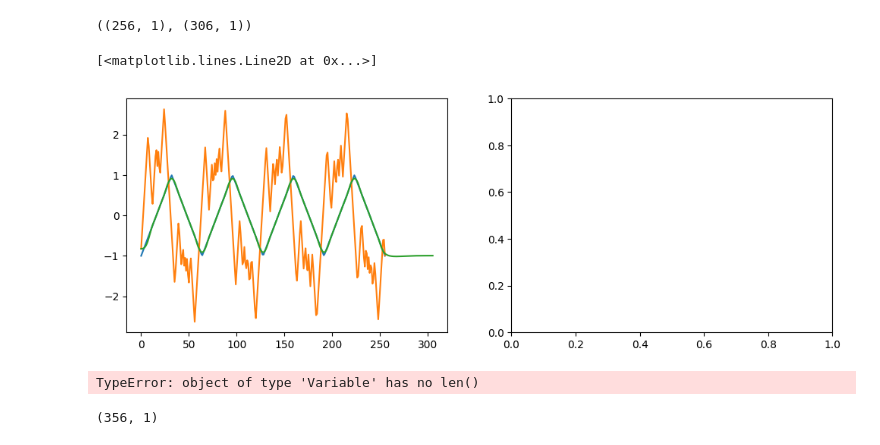
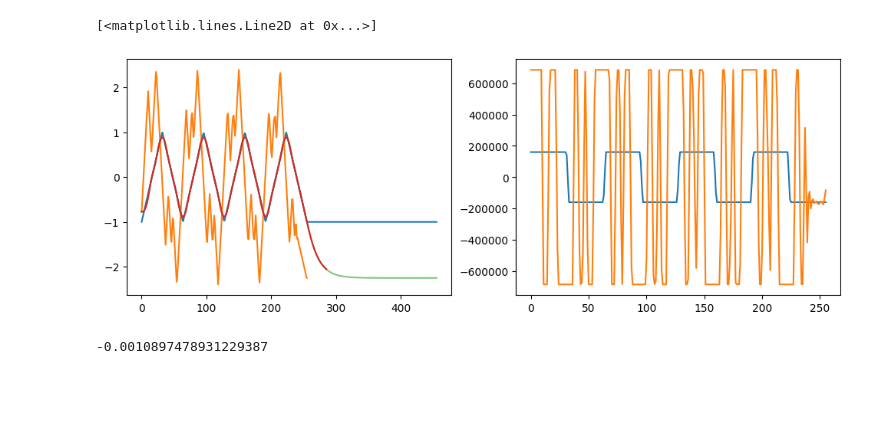
Before and after one commit to tiqi-group/pytrans-examples, a Jupyter notebook: examples/filter_compensation.ipynb, the cells around one changed output. Drawn from its saved outputs; the diff is of its cells as text; code cells hidden in the pictures; blank space fills up the shorter version.

```diff
--- a/examples/filter_compensation.ipynb
+++ b/examples/filter_compensation.ipynb
@@ -97,53 +63,31 @@ Running solver
 done
-# %%
-waveform0.shape, waveform_filtered.shape
-# %% [output]
-((256, 1), (306, 1))
-# %%
-
-# b, a, dt = _trap_filter
-# n_pad = 100
-# tt = _t * dt * 1e6
-# tf = np.arange(len(waveform0) + n_pad) * dt * 1e6
-# waveform_filt = lfilter_waveform(b, a, waveform0, pad_after=n_pad)
-# voltage = voltage0
-# waveform = pad_waveform(waveform0, n_pad)
-
-
-fig, (ax, ax1) = plt.subplots(1, 2, figsize=(12, 4))
-ax.plot(voltage0)
-ax.plot(waveform0.value)
-ax.plot(waveform_filtered.value)
-# %% [output]
-[<matplotlib.lines.Line2D at 0x...>]
-[figure, removed]
 # %%
-
-b, a, dt = _trap_filter
-n_pad = 100
-tt = _t * dt * 1e6
-tf = np.arange(len(waveform0) + n_pad) * dt * 1e6
-waveform_filt = lfilter_waveform(b, a, waveform0, pad_after=n_pad)
-voltage = voltage0
-waveform = pad_waveform(waveform0, n_pad)
+from pytrans.filter import pad_waveform
+pad2 = 200
 
 
+dt = trap_filter.dt
+
+v0 = pad_waveform(voltage0, pad_after=pad2)
+vfilt = filter_transform.transform(waveform0.value, pad_after=pad2)
+
 fig, (ax, ax1) = plt.subplots(1, 2, figsize=(12, 4))
-ax.plot(voltage)
-ax.plot( waveform)
-ax.plot( waveform_filt)
-# plt.ylim(-2.3, 2.3)
+ax.plot(v0)
+ax.plot(waveform0.value)
+ax.plot(vfilt, alpha=0.6)
+ax.plot(waveform_filtered.value)
 
-dv = np.gradient(voltage, tt, axis=0)
-dw = np.gradient(waveform, tf, axis=0)
+dv = np.gradient(voltage0, dt, axis=0)
+dw = np.gradient(waveform0.value, dt, axis=0)
 
-ax1.plot(tt, dv)
-ax1.plot(tf, dw)
+ax1.plot(dv)
+ax1.plot(dw)
 
-ax.axvline(256)
+# ax.set_xlim(200, 300)
 # %% [output]
-TypeError: object of type 'Variable' has no len()
+[<matplotlib.lines.Line2D at 0x...>]
+[figure, added]
-# %%
-waveform.shape
-# %% [output]
-(356, 1)
+# %%
+(vfilt - v0)[-20:, 0].mean()
+# %% [output]
+-0.0010897478931229387
```
Also changed, not shown: parts of 3 cells of this notebook, 7 other files.
